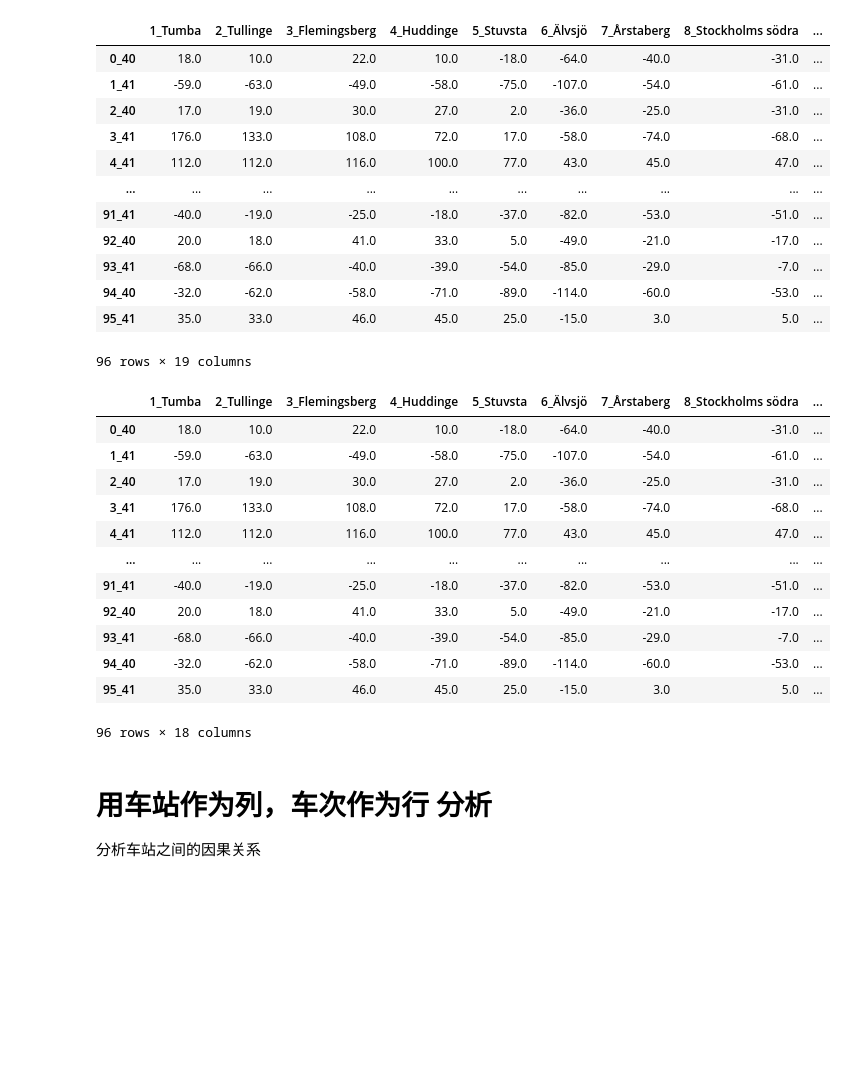
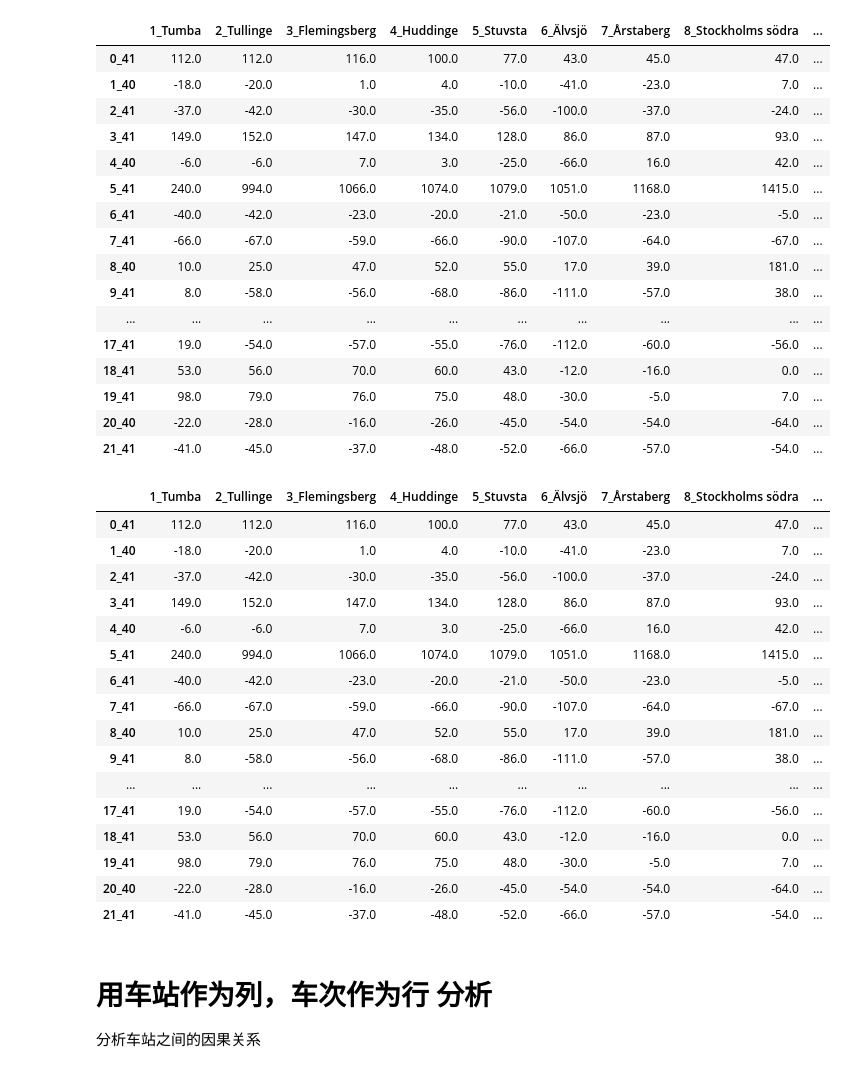
Before and after one commit to HR0262/PCMCI-in-commuter-trian, a Jupyter notebook: PCMCI.ipynb, the cells around one changed output. Drawn from its saved outputs; the diff is of its cells as text; code cells hidden in the pictures; blank space fills up the shorter version.

```diff
--- a/PCMCI.ipynb
+++ b/PCMCI.ipynb
@@ -37,41 +47,49 @@ from tigramite.independence_tests.gpdc import GPDC
 from tigramite.plotting import plot_time_series_graph
 from tigramite.plotting import plot_graph
 # %%
-df = pd.read_csv(r"/content/data_4041_20230502.csv", index_col=0)
+df = pd.read_csv(r"/content/data_4041_20230502_mp.csv", index_col=0)
 #df.drop(columns=['Unnamed: 0'], inplace=True)
 df.index.name = None
 display(df)
 # %% [output]
 |  | 1_Tumba | 2_Tullinge | 3_Flemingsberg | 4_Huddinge | 5_Stuvsta | 6_Älvsjö | 7_Årstaberg | 8_Stockholms södra | ... |
-| 0_40 | 18.0 | 10.0 | 22.0 | 10.0 | -18.0 | -64.0 | -40.0 | -31.0 | ... |
-| 1_41 | -59.0 | -63.0 | -49.0 | -58.0 | -75.0 | -107.0 | -54.0 | -61.0 | ... |
-| 2_40 | 17.0 | 19.0 | 30.0 | 27.0 | 2.0 | -36.0 | -25.0 | -31.0 | ... |
-| 3_41 | 176.0 | 133.0 | 108.0 | 72.0 | 17.0 | -58.0 | -74.0 | -68.0 | ... |
-| 4_41 | 112.0 | 112.0 | 116.0 | 100.0 | 77.0 | 43.0 | 45.0 | 47.0 | ... |
+| 0_41 | 112.0 | 112.0 | 116.0 | 100.0 | 77.0 | 43.0 | 45.0 | 47.0 | ... |
+| 1_40 | -18.0 | -20.0 | 1.0 | 4.0 | -10.0 | -41.0 | -23.0 | 7.0 | ... |
+| 2_41 | -37.0 | -42.0 | -30.0 | -35.0 | -56.0 | -100.0 | -37.0 | -24.0 | ... |
+| 3_41 | 149.0 | 152.0 | 147.0 | 134.0 | 128.0 | 86.0 | 87.0 | 93.0 | ... |
+| 4_40 | -6.0 | -6.0 | 7.0 | 3.0 | -25.0 | -66.0 | 16.0 | 42.0 | ... |
+| 5_41 | 240.0 | 994.0 | 1066.0 | 1074.0 | 1079.0 | 1051.0 | 1168.0 | 1415.0 | ... |
+| 6_41 | -40.0 | -42.0 | -23.0 | -20.0 | -21.0 | -50.0 | -23.0 | -5.0 | ... |
+| 7_41 | -66.0 | -67.0 | -59.0 | -66.0 | -90.0 | -107.0 | -64.0 | -67.0 | ... |
+| 8_40 | 10.0 | 25.0 | 47.0 | 52.0 | 55.0 | 17.0 | 39.0 | 181.0 | ... |
+| 9_41 | 8.0 | -58.0 | -56.0 | -68.0 | -86.0 | -111.0 | -57.0 | 38.0 | ... |
 | ... | ... | ... | ... | ... | ... | ... | ... | ... | ... |
-| 91_41 | -40.0 | -19.0 | -25.0 | -18.0 | -37.0 | -82.0 | -53.0 | -51.0 | ... |
-| 92_40 | 20.0 | 18.0 | 41.0 | 33.0 | 5.0 | -49.0 | -21.0 | -17.0 | ... |
-| 93_41 | -68.0 | -66.0 | -40.0 | -39.0 | -54.0 | -85.0 | -29.0 | -7.0 | ... |
-| 94_40 | -32.0 | -62.0 | -58.0 | -71.0 | -89.0 | -114.0 | -60.0 | -53.0 | ... |
-| 95_41 | 35.0 | 33.0 | 46.0 | 45.0 | 25.0 | -15.0 | 3.0 | 5.0 | ... |
+| 17_41 | 19.0 | -54.0 | -57.0 | -55.0 | -76.0 | -112.0 | -60.0 | -56.0 | ... |
+| 18_41 | 53.0 | 56.0 | 70.0 | 60.0 | 43.0 | -12.0 | -16.0 | 0.0 | ... |
+| 19_41 | 98.0 | 79.0 | 76.0 | 75.0 | 48.0 | -30.0 | -5.0 | 7.0 | ... |
+| 20_40 | -22.0 | -28.0 | -16.0 | -26.0 | -45.0 | -54.0 | -54.0 | -64.0 | ... |
+| 21_41 | -41.0 | -45.0 | -37.0 | -48.0 | -52.0 | -66.0 | -57.0 | -54.0 | ... |
-96 rows × 19 columns
 # %%
-df = df.drop(columns=["Departure_Time"])
-df
+df_delay = df.drop(columns=["Departure_Time"])
+df_delay
 # %% [output]
 |  | 1_Tumba | 2_Tullinge | 3_Flemingsberg | 4_Huddinge | 5_Stuvsta | 6_Älvsjö | 7_Årstaberg | 8_Stockholms södra | ... |
-| 0_40 | 18.0 | 10.0 | 22.0 | 10.0 | -18.0 | -64.0 | -40.0 | -31.0 | ... |
-| 1_41 | -59.0 | -63.0 | -49.0 | -58.0 | -75.0 | -107.0 | -54.0 | -61.0 | ... |
-| 2_40 | 17.0 | 19.0 | 30.0 | 27.0 | 2.0 | -36.0 | -25.0 | -31.0 | ... |
-| 3_41 | 176.0 | 133.0 | 108.0 | 72.0 | 17.0 | -58.0 | -74.0 | -68.0 | ... |
-| 4_41 | 112.0 | 112.0 | 116.0 | 100.0 | 77.0 | 43.0 | 45.0 | 47.0 | ... |
+| 0_41 | 112.0 | 112.0 | 116.0 | 100.0 | 77.0 | 43.0 | 45.0 | 47.0 | ... |
+| 1_40 | -18.0 | -20.0 | 1.0 | 4.0 | -10.0 | -41.0 | -23.0 | 7.0 | ... |
+| 2_41 | -37.0 | -42.0 | -30.0 | -35.0 | -56.0 | -100.0 | -37.0 | -24.0 | ... |
+| 3_41 | 149.0 | 152.0 | 147.0 | 134.0 | 128.0 | 86.0 | 87.0 | 93.0 | ... |
+| 4_40 | -6.0 | -6.0 | 7.0 | 3.0 | -25.0 | -66.0 | 16.0 | 42.0 | ... |
+| 5_41 | 240.0 | 994.0 | 1066.0 | 1074.0 | 1079.0 | 1051.0 | 1168.0 | 1415.0 | ... |
+| 6_41 | -40.0 | -42.0 | -23.0 | -20.0 | -21.0 | -50.0 | -23.0 | -5.0 | ... |
+| 7_41 | -66.0 | -67.0 | -59.0 | -66.0 | -90.0 | -107.0 | -64.0 | -67.0 | ... |
+| 8_40 | 10.0 | 25.0 | 47.0 | 52.0 | 55.0 | 17.0 | 39.0 | 181.0 | ... |
+| 9_41 | 8.0 | -58.0 | -56.0 | -68.0 | -86.0 | -111.0 | -57.0 | 38.0 | ... |
 | ... | ... | ... | ... | ... | ... | ... | ... | ... | ... |
-| 91_41 | -40.0 | -19.0 | -25.0 | -18.0 | -37.0 | -82.0 | -53.0 | -51.0 | ... |
-| 92_40 | 20.0 | 18.0 | 41.0 | 33.0 | 5.0 | -49.0 | -21.0 | -17.0 | ... |
-| 93_41 | -68.0 | -66.0 | -40.0 | -39.0 | -54.0 | -85.0 | -29.0 | -7.0 | ... |
-| 94_40 | -32.0 | -62.0 | -58.0 | -71.0 | -89.0 | -114.0 | -60.0 | -53.0 | ... |
-| 95_41 | 35.0 | 33.0 | 46.0 | 45.0 | 25.0 | -15.0 | 3.0 | 5.0 | ... |
+| 17_41 | 19.0 | -54.0 | -57.0 | -55.0 | -76.0 | -112.0 | -60.0 | -56.0 | ... |
+| 18_41 | 53.0 | 56.0 | 70.0 | 60.0 | 43.0 | -12.0 | -16.0 | 0.0 | ... |
+| 19_41 | 98.0 | 79.0 | 76.0 | 75.0 | 48.0 | -30.0 | -5.0 | 7.0 | ... |
+| 20_40 | -22.0 | -28.0 | -16.0 | -26.0 | -45.0 | -54.0 | -54.0 | -64.0 | ... |
+| 21_41 | -41.0 | -45.0 | -37.0 | -48.0 | -52.0 | -66.0 | -57.0 | -54.0 | ... |
-96 rows × 18 columns
 # %% [markdown]
 # 用车站作为列，车次作为行 分析
 
```
Also changed, not shown: parts of 17 cells of this notebook.
